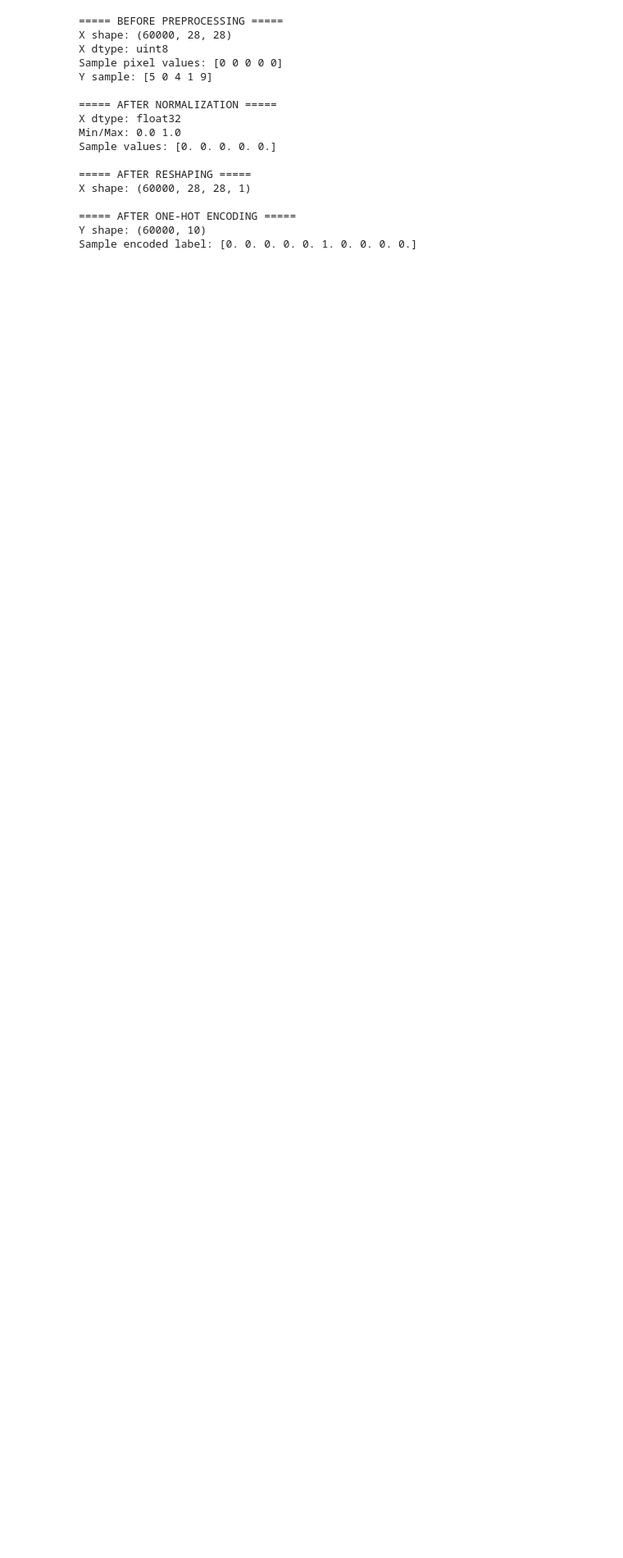
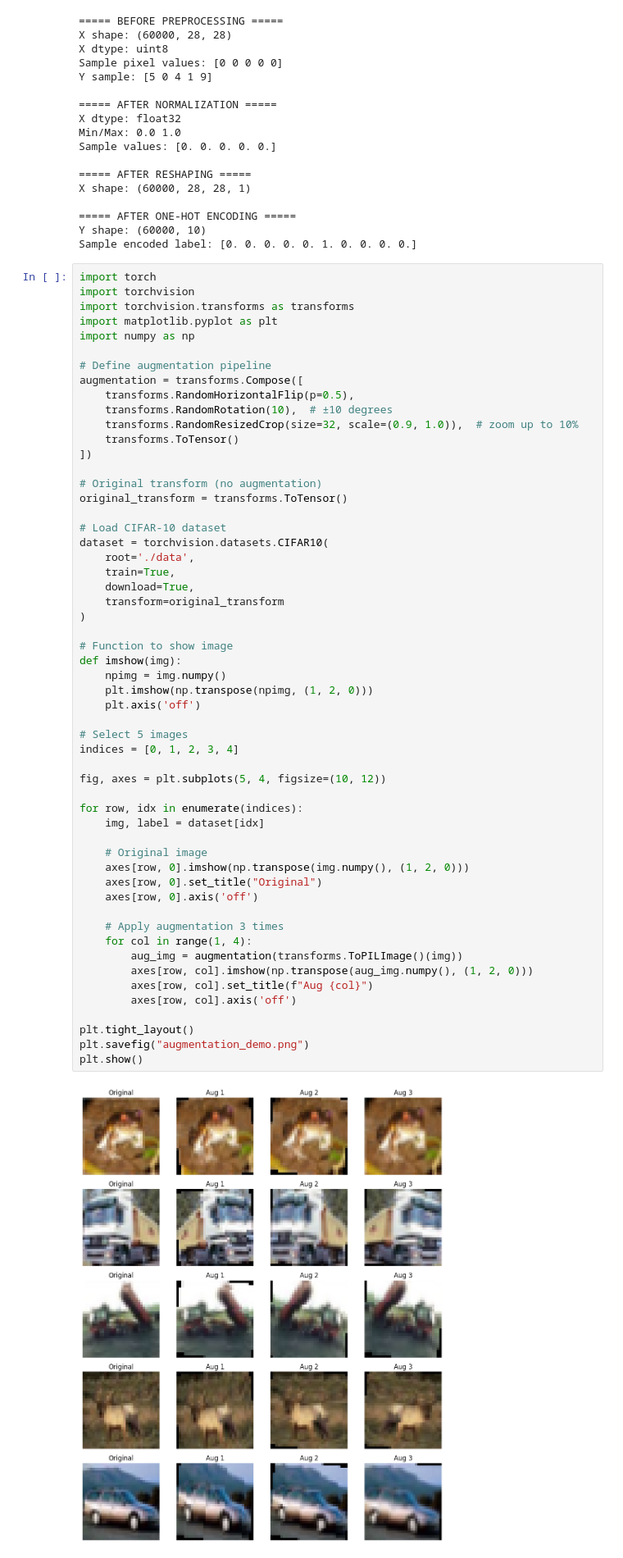
Before and after one commit to shivamkumar2626kr-del/ml, a Jupyter notebook: 24CD3038.ipynb, the cells around one changed output. Shown at 82% size. Drawn from its saved outputs; the diff is of its cells as text; blank space fills up the shorter version.

```diff
--- a/24CD3038.ipynb
+++ b/24CD3038.ipynb
@@ -258,3 +258,60 @@ X shape: (60000, 28, 28, 1)
 ===== AFTER ONE-HOT ENCODING =====
 Y shape: (60000, 10)
 Sample encoded label: [0. 0. 0. 0. 0. 1. 0. 0. 0. 0.]
+# %%
+import torch
+import torchvision
+import torchvision.transforms as transforms
+import matplotlib.pyplot as plt
+import numpy as np
+
+# Define augmentation pipeline
+augmentation = transforms.Compose([
+    transforms.RandomHorizontalFlip(p=0.5),
+    transforms.RandomRotation(10),  # ±10 degrees
+    transforms.RandomResizedCrop(size=32, scale=(0.9, 1.0)),  # zoom up to 10%
+    transforms.ToTensor()
+])
+
+# Original transform (no augmentation)
+original_transform = transforms.ToTensor()
+
+# Load CIFAR-10 dataset
+dataset = torchvision.datasets.CIFAR10(
+    root='./data',
+    train=True,
+    download=True,
+    transform=original_transform
+)
+
+# Function to show image
+def imshow(img):
+    npimg = img.numpy()
+    plt.imshow(np.transpose(npimg, (1, 2, 0)))
+    plt.axis('off')
+
+# Select 5 images
+indices = [0, 1, 2, 3, 4]
+
+fig, axes = plt.subplots(5, 4, figsize=(10, 12))
+
+for row, idx in enumerate(indices):
+    img, label = dataset[idx]
+
+    # Original image
+    axes[row, 0].imshow(np.transpose(img.numpy(), (1, 2, 0)))
+    axes[row, 0].set_title("Original")
+    axes[row, 0].axis('off')
+
+    # Apply augmentation 3 times
+    for col in range(1, 4):
+        aug_img = augmentation(transforms.ToPILImage()(img))
+        axes[row, col].imshow(np.transpose(aug_img.numpy(), (1, 2, 0)))
+        axes[row, col].set_title(f"Aug {col}")
+        axes[row, col].axis('off')
+
+plt.tight_layout()
+plt.savefig("augmentation_demo.png")
+plt.show()
+# %% [output]
+[figure, added]
```
Also changed, not shown: parts of 3 cells of this notebook.
